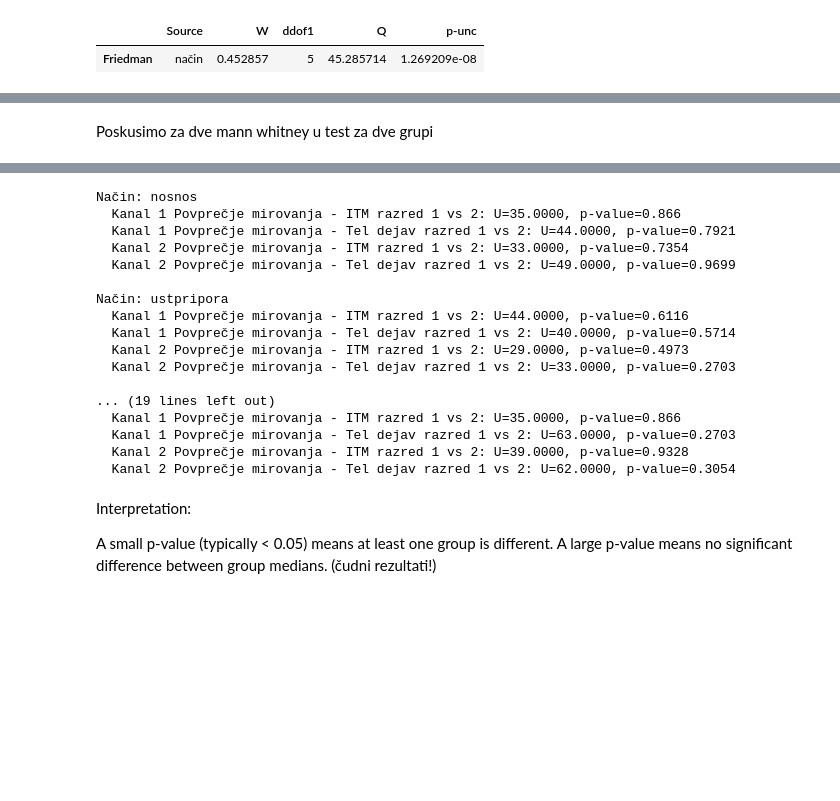
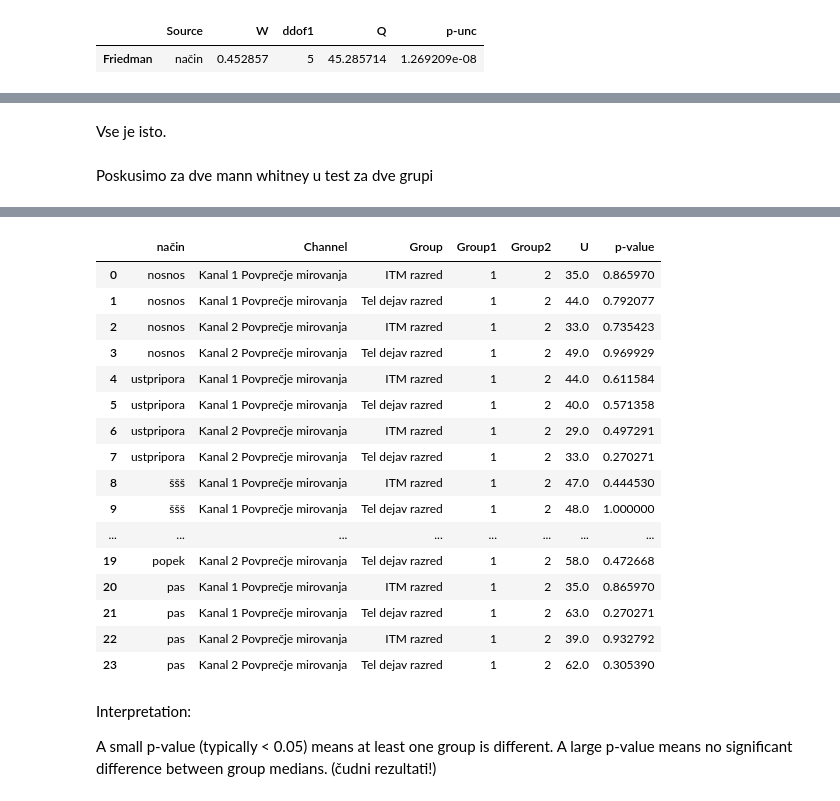
Before and after one commit to urbanog/katarina-breznik, a Jupyter notebook: main.ipynb, the cells around one changed output, grey strips where cells are left out. Saved outputs shown, nothing was run; the diff lists cells and outputs as text; code cells hidden in the pictures; blank space fills up the shorter version.

```diff
--- a/main.ipynb
+++ b/main.ipynb
@@ -423,3 +540,5 @@ Način: ustpripora
+# %% [markdown]
+Vse je isto.
 # %% [markdown]
 Poskusimo za dve mann whitney u test za dve grupi
 # %%
@@ -440,58 +559,67 @@ display(df_all_merged.head())
 | 4 | popek | 1354 | 1 | 1 | 13.964437 | 2.621669 | 0.187739 | ... |
 # %%
 from scipy.stats import mannwhitneyu
+import pandas as pd
 
-# Get unique način values
+results = []
+
 nacini = df_all_merged['način'].unique()
-
-# For each način, perform Mann-Whitney U test for Kanal 1 & 2 Povprečje mirovanja
 for nacin in nacini:
-    print(f"\nNačin: {nacin}")
     subset = df_all_merged[df_all_merged['način'] == nacin]
     for kanal in ['Kanal 1 Povprečje mirovanja', 'Kanal 2 Povprečje mirovanja']:
-        # ITM razred (assuming only two groups: 1 and 2)
+        # ITM razred
         itm_groups = sorted(subset['ITM razred'].unique())
         if len(itm_groups) == 2:
             group1 = subset[subset['ITM razred'] == itm_groups[0]][kanal].dropna()
             group2 = subset[subset['ITM razred'] == itm_groups[1]][kanal].dropna()
             if len(group1) > 0 and len(group2) > 0:
                 stat, p = mannwhitneyu(group1, group2, alternative='two-sided')
-                print(f"  {kanal} - ITM razred {itm_groups[0]} vs {itm_groups[1]}: U={stat:.4f}, p-value={p:.4g}")
-            else:
-                print(f"  {kanal} - ITM razred: premalo podatkov za test")
-        else:
-            print(f"  {kanal} - ITM razred: ni natanko dve skupini")
-
-        # Tel dejav razred (assuming only two groups: 1 and 2)
+                results.append({
+                    'način': nacin,
+                    'Channel': kanal,
+                    'Group': 'ITM razred',
+                    'Group1': itm_groups[0],
+                    'Group2': itm_groups[1],
+                    'U': stat,
+                    'p-value': p
+                })
+        # Tel dejav razred
         tel_groups = sorted(subset['Tel dejav razred'].unique())
         if len(tel_groups) == 2:
             group1 = subset[subset['Tel dejav razred'] == tel_groups[0]][kanal].dropna()
             group2 = subset[subset['Tel dejav razred'] == tel_groups[1]][kanal].dropna()
             if len(group1) > 0 and len(group2) > 0:
                 stat, p = mannwhitneyu(group1, group2, alternative='two-sided')
-                print(f"  {kanal} - Tel dejav razred {tel_groups[0]} vs {tel_groups[1]}: U={stat:.4f}, p-value={p:.4g}")
-            else:
-                print(f"  {kanal} - Tel dejav razred: premalo podatkov za test")
-        else:
-            print(f"  {kanal} - Tel dejav razred: ni natanko dve skupini")
+                results.append({
+                    'način': nacin,
+                    'Channel': kanal,
+                    'Group': 'Tel dejav razred',
+                    'Group1': tel_groups[0],
+                    'Group2': tel_groups[1],
+                    'U': stat,
+                    'p-value': p
+                })
+
+results_df = pd.DataFrame(results)
+display(results_df)
 # %% [output]
-Način: nosnos
-  Kanal 1 Povprečje mirovanja - ITM razred 1 vs 2: U=35.0000, p-value=0.866
-  Kanal 1 Povprečje mirovanja - Tel dejav razred 1 vs 2: U=44.0000, p-value=0.7921
-  Kanal 2 Povprečje mirovanja - ITM razred 1 vs 2: U=33.0000, p-value=0.7354
-  Kanal 2 Povprečje mirovanja - Tel dejav razred 1 vs 2: U=49.0000, p-value=0.9699
-
-Način: ustpripora
-  Kanal 1 Povprečje mirovanja - ITM razred 1 vs 2: U=44.0000, p-value=0.6116
-  Kanal 1 Povprečje mirovanja - Tel dejav razred 1 vs 2: U=40.0000, p-value=0.5714
-  Kanal 2 Povprečje mirovanja - ITM razred 1 vs 2: U=29.0000, p-value=0.4973
-  Kanal 2 Povprečje mirovanja - Tel dejav razred 1 vs 2: U=33.0000, p-value=0.2703
-
-... (19 lines left out)
-  Kanal 1 Povprečje mirovanja - ITM razred 1 vs 2: U=35.0000, p-value=0.866
-  Kanal 1 Povprečje mirovanja - Tel dejav razred 1 vs 2: U=63.0000, p-value=0.2703
-  Kanal 2 Povprečje mirovanja - ITM razred 1 vs 2: U=39.0000, p-value=0.9328
-  Kanal 2 Povprečje mirovanja - Tel dejav razred 1 vs 2: U=62.0000, p-value=0.3054
+|  | način | Channel | Group | Group1 | Group2 | U | p-value |
+| 0 | nosnos | Kanal 1 Povprečje mirovanja | ITM razred | 1 | 2 | 35.0 | 0.865970 |
+| 1 | nosnos | Kanal 1 Povprečje mirovanja | Tel dejav razred | 1 | 2 | 44.0 | 0.792077 |
+| 2 | nosnos | Kanal 2 Povprečje mirovanja | ITM razred | 1 | 2 | 33.0 | 0.735423 |
+| 3 | nosnos | Kanal 2 Povprečje mirovanja | Tel dejav razred | 1 | 2 | 49.0 | 0.969929 |
+| 4 | ustpripora | Kanal 1 Povprečje mirovanja | ITM razred | 1 | 2 | 44.0 | 0.611584 |
+| 5 | ustpripora | Kanal 1 Povprečje mirovanja | Tel dejav razred | 1 | 2 | 40.0 | 0.571358 |
+| 6 | ustpripora | Kanal 2 Povprečje mirovanja | ITM razred | 1 | 2 | 29.0 | 0.497291 |
+| 7 | ustpripora | Kanal 2 Povprečje mirovanja | Tel dejav razred | 1 | 2 | 33.0 | 0.270271 |
+| 8 | ššš | Kanal 1 Povprečje mirovanja | ITM razred | 1 | 2 | 47.0 | 0.444530 |
+| 9 | ššš | Kanal 1 Povprečje mirovanja | Tel dejav razred | 1 | 2 | 48.0 | 1.000000 |
+| ... | ... | ... | ... | ... | ... | ... | ... |
+| 19 | popek | Kanal 2 Povprečje mirovanja | Tel dejav razred | 1 | 2 | 58.0 | 0.472668 |
+| 20 | pas | Kanal 1 Povprečje mirovanja | ITM razred | 1 | 2 | 35.0 | 0.865970 |
+| 21 | pas | Kanal 1 Povprečje mirovanja | Tel dejav razred | 1 | 2 | 63.0 | 0.270271 |
+| 22 | pas | Kanal 2 Povprečje mirovanja | ITM razred | 1 | 2 | 39.0 | 0.932792 |
+| 23 | pas | Kanal 2 Povprečje mirovanja | Tel dejav razred | 1 | 2 | 62.0 | 0.305390 |
 # %% [markdown]
 Interpretation:
 
```
Also changed, not shown: parts of 22 cells of this notebook, 8 other files.
